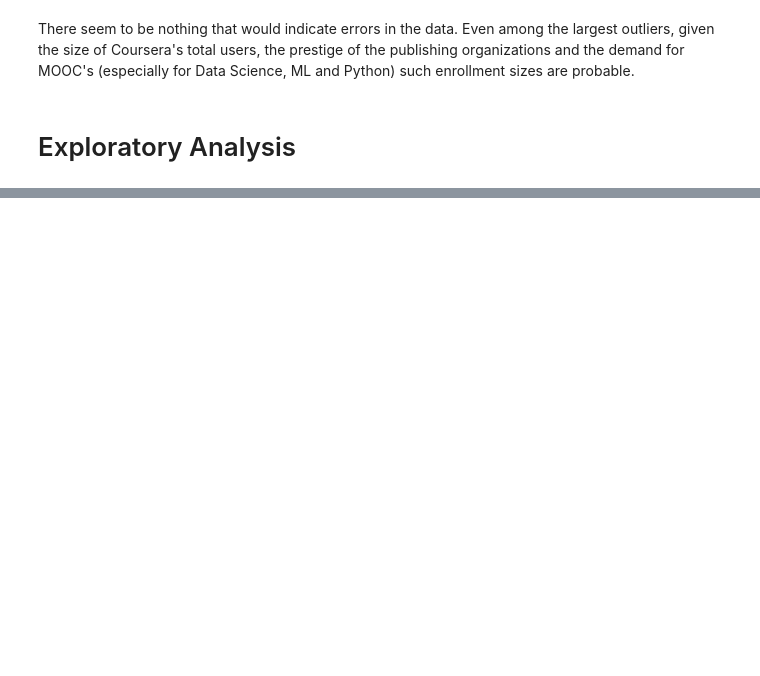
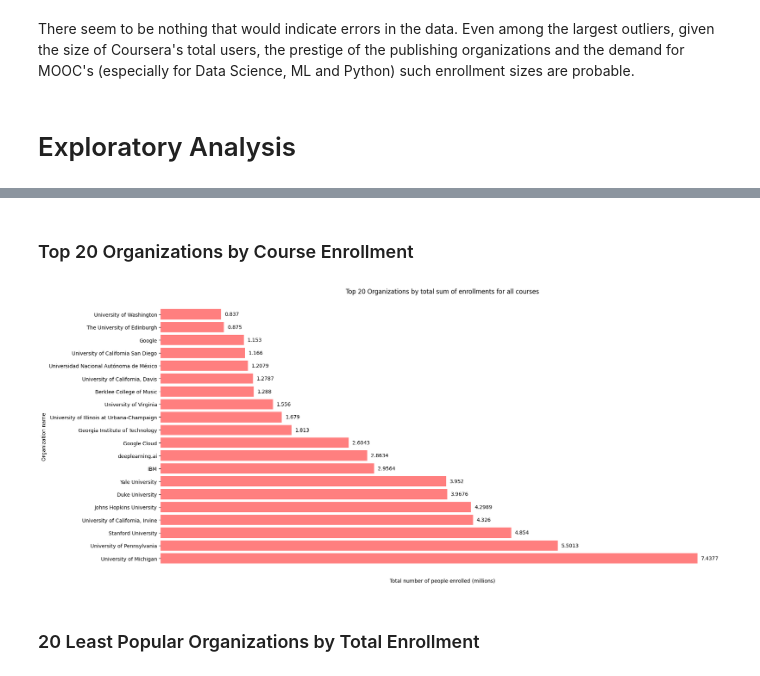
Before and after one commit to Jpooouks/coursera-eda, a Jupyter notebook: Coursera Course Analysis.ipynb, the cells around one changed output, grey strips where cells are left out. Cells and saved outputs as stored; diff of their text form; code cells hidden in the pictures; blank space fills up the shorter version.

```diff
--- a/Coursera Course Analysis.ipynb
+++ b/Coursera Course Analysis.ipynb
@@ -130,0 +168,22 @@ There seem to be nothing that would indicate errors in the data. Even among the
+# %% [markdown]
+### Top 20 Organizations by Course Enrollment
+# %%
+enroll_by_org = data.groupby('course_organization')['course_students_enrolled_numeric'].sum().sort_values(ascending=False)
+top_20_enroll = enroll_by_org[:20]
+fig, ax = plt.subplots(figsize=(20,10))
+ax.barh(top_20_enroll.index, top_20_enroll, alpha=0.5, color='red')
+for i in range(20):
+    ax.text(x=top_20_enroll[i]+5E4, y=i, s=f'{top_20_enroll[i]/1E6}', va='center')
+ax.xaxis.set_major_formatter(plt.NullFormatter())
+ax.xaxis.set_major_locator(plt.NullLocator())
+ax.spines['top'].set_visible(False)
+ax.spines['left'].set_visible(False)
+ax.spines['right'].set_visible(False)
+ax.spines['bottom'].set_visible(False)
+ax.set_title('Top 20 Organizations by total sum of enrollments for all courses')
+ax.set_ylabel('Organization name')
+ax.set_xlabel('Total number of people enrolled (millions)');
+# %% [output]
+[figure, added]
+# %% [markdown]
+### 20 Least Popular Organizations by Total Enrollment
```
Also changed, not shown: parts of 44 cells of this notebook.
